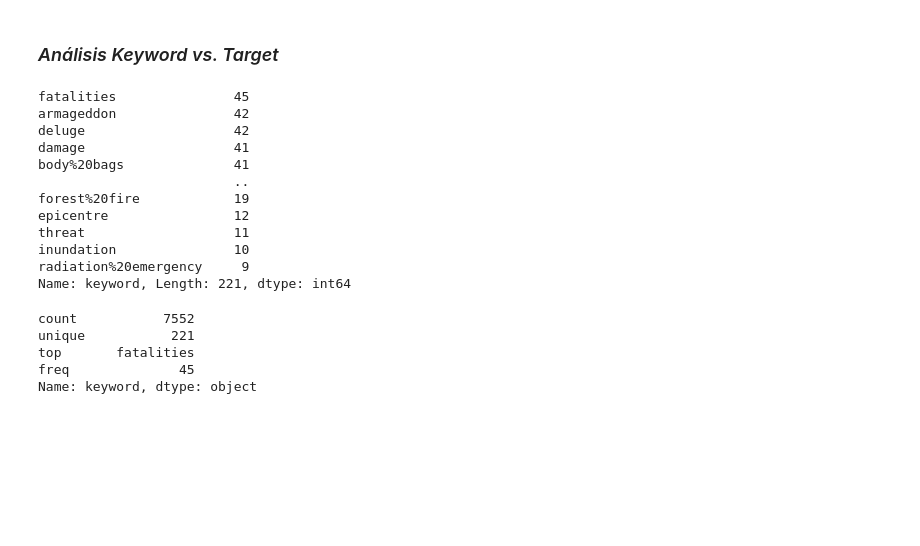
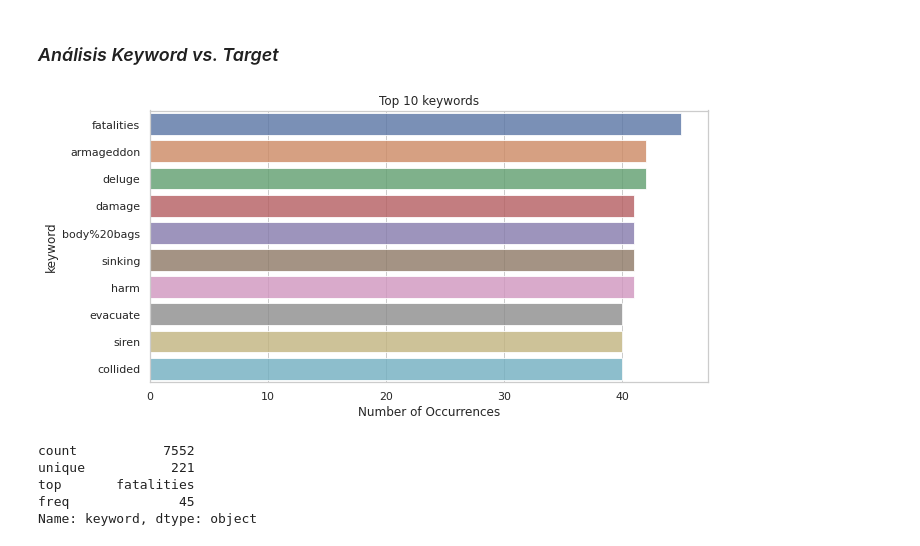
Before and after one commit to navila96/asdasdnasnjbfj, a Jupyter notebook: TP1.ipynb, the cells around one changed output. Drawn from its saved outputs; the diff is of its cells as text; code cells hidden in the pictures; blank space fills up the shorter version.

Commit message:
Agrego visu de top 10 keywords

```diff
--- a/TP1.ipynb
+++ b/TP1.ipynb
@@ -90,21 +105,17 @@ train
 7613 rows × 5 columns
 # %% [markdown]
 ### *Análisis Keyword vs. Target*
-# %%
-train['keyword'].value_counts()
-# %% [output]
-fatalities               45
-armageddon               42
-deluge                   42
-damage                   41
-body%20bags              41
-                         ..
-forest%20fire            19
-epicentre                12
-threat                   11
-inundation               10
-radiation%20emergency     9
-Name: keyword, Length: 221, dtype: int64
+# %%
+accident_count  = train['keyword'].value_counts()
+accident_count = accident_count[:10,]
+plt.figure(figsize=(10,5))
+sns.barplot(accident_count.values, accident_count.index, alpha=0.8)
+plt.title('Top 10 keywords')
+plt.xlabel('Number of Occurrences', fontsize=12)
+plt.ylabel('keyword', fontsize=12)
+plt.show()
+# %% [output]
+[figure, added]
 # %%
 train['keyword'].describe()
 # %% [output]
```
Also changed, not shown: parts of 2 cells of this notebook.
